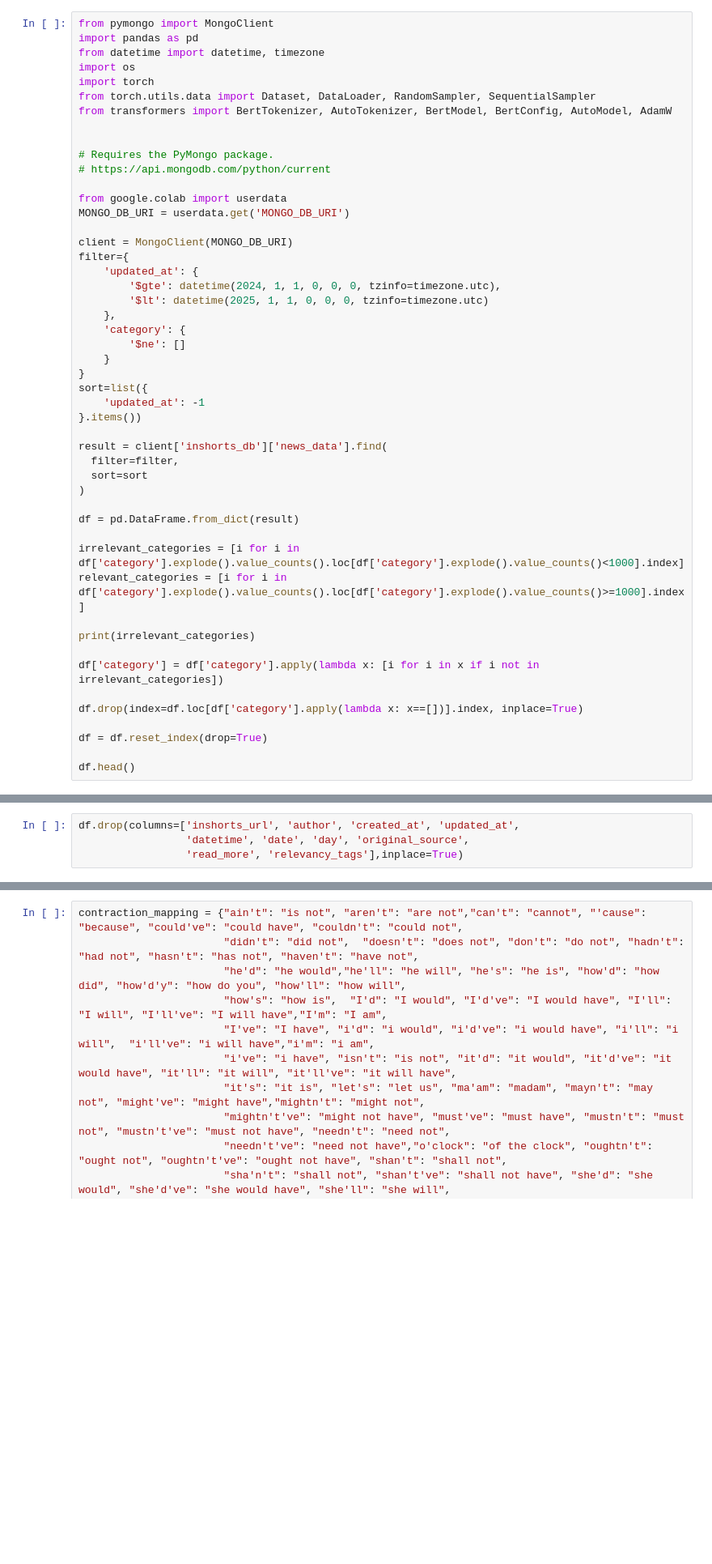
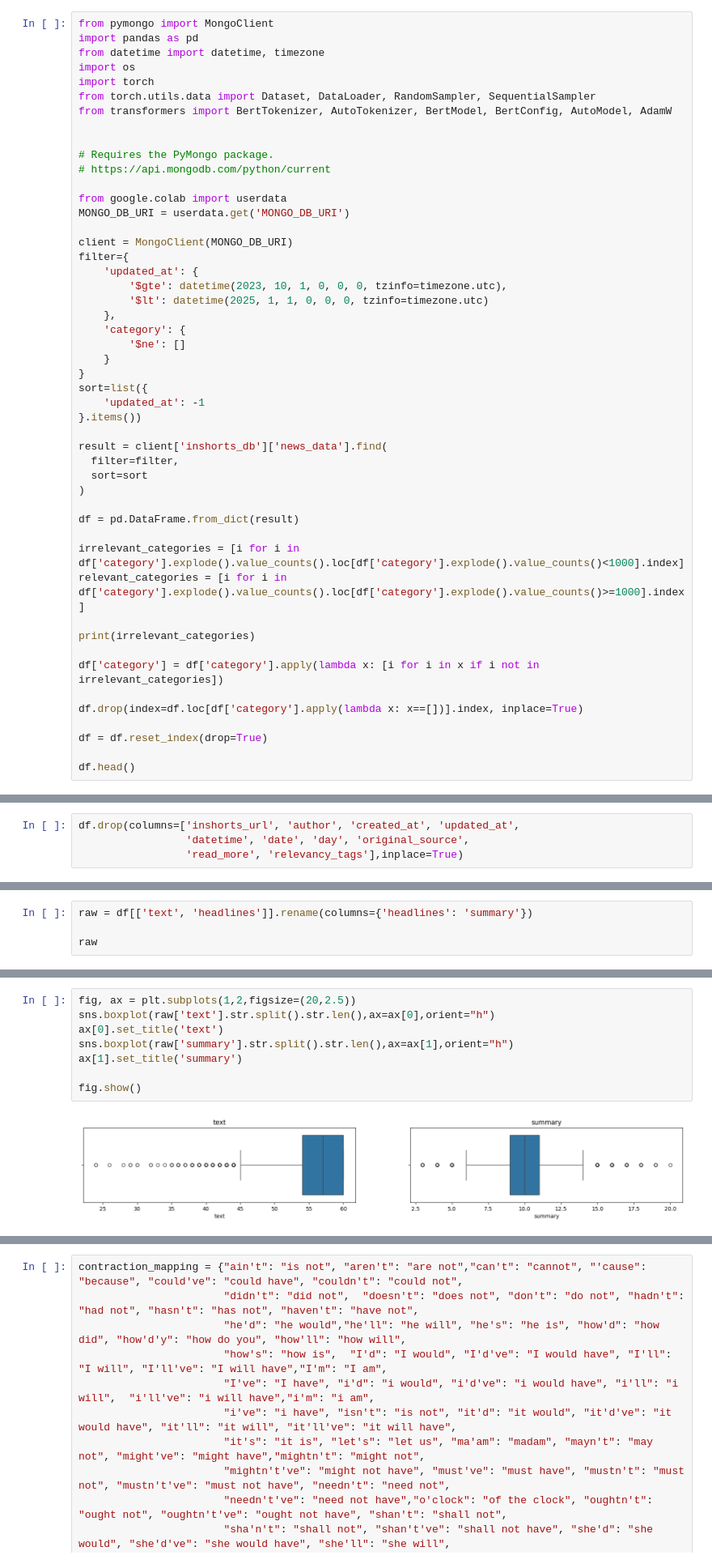
Before and after one commit to trehansalil/Py_Projects, a Jupyter notebook: News_Summarization/experiment.ipynb, the cells around one changed output, grey strips where cells are left out. Shown at 81% size. Cells and saved outputs as stored; diff of their text form; blank space fills up the shorter version.

```diff
--- a/News_Summarization/experiment.ipynb
+++ b/News_Summarization/experiment.ipynb
@@ -39,7 +39,7 @@ MONGO_DB_URI = userdata.get('MONGO_DB_URI')
 client = MongoClient(MONGO_DB_URI)
 filter={
     'updated_at': {
-        '$gte': datetime(2024, 1, 1, 0, 0, 0, tzinfo=timezone.utc),
+        '$gte': datetime(2023, 10, 1, 0, 0, 0, tzinfo=timezone.utc),
         '$lt': datetime(2025, 1, 1, 0, 0, 0, tzinfo=timezone.utc)
     },
     'category': {
@@ -121,0 +140,4 @@ df.drop(columns=['inshorts_url', 'author', 'created_at', 'updated_at',
+# %%
+raw = df[['text', 'headlines']].rename(columns={'headlines': 'summary'})
+
+raw
@@ -121,0 +158,10 @@ df.drop(columns=['inshorts_url', 'author', 'created_at', 'updated_at',
+# %%
+fig, ax = plt.subplots(1,2,figsize=(20,2.5))
+sns.boxplot(raw['text'].str.split().str.len(),ax=ax[0],orient="h")
+ax[0].set_title('text')
+sns.boxplot(raw['summary'].str.split().str.len(),ax=ax[1],orient="h")
+ax[1].set_title('summary')
+
+fig.show()
+# %% [output]
+[figure, added]
```
Also changed, not shown: parts of 33 cells of this notebook.
